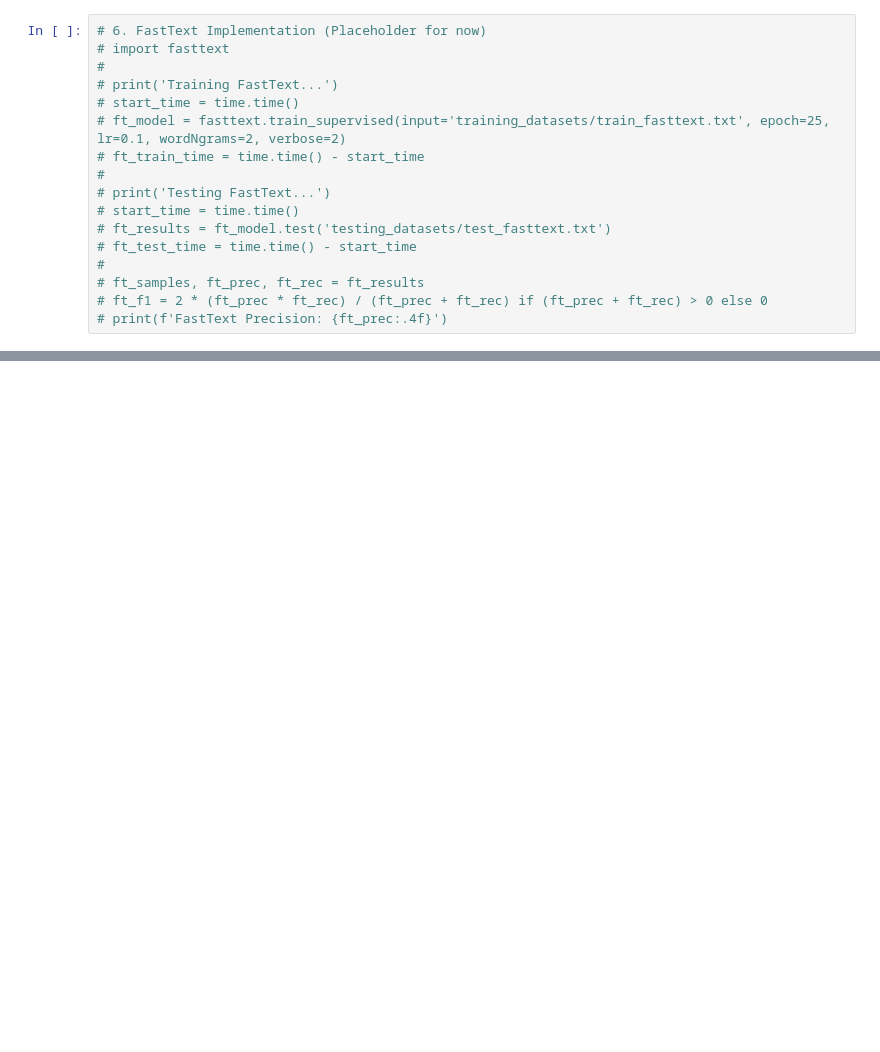
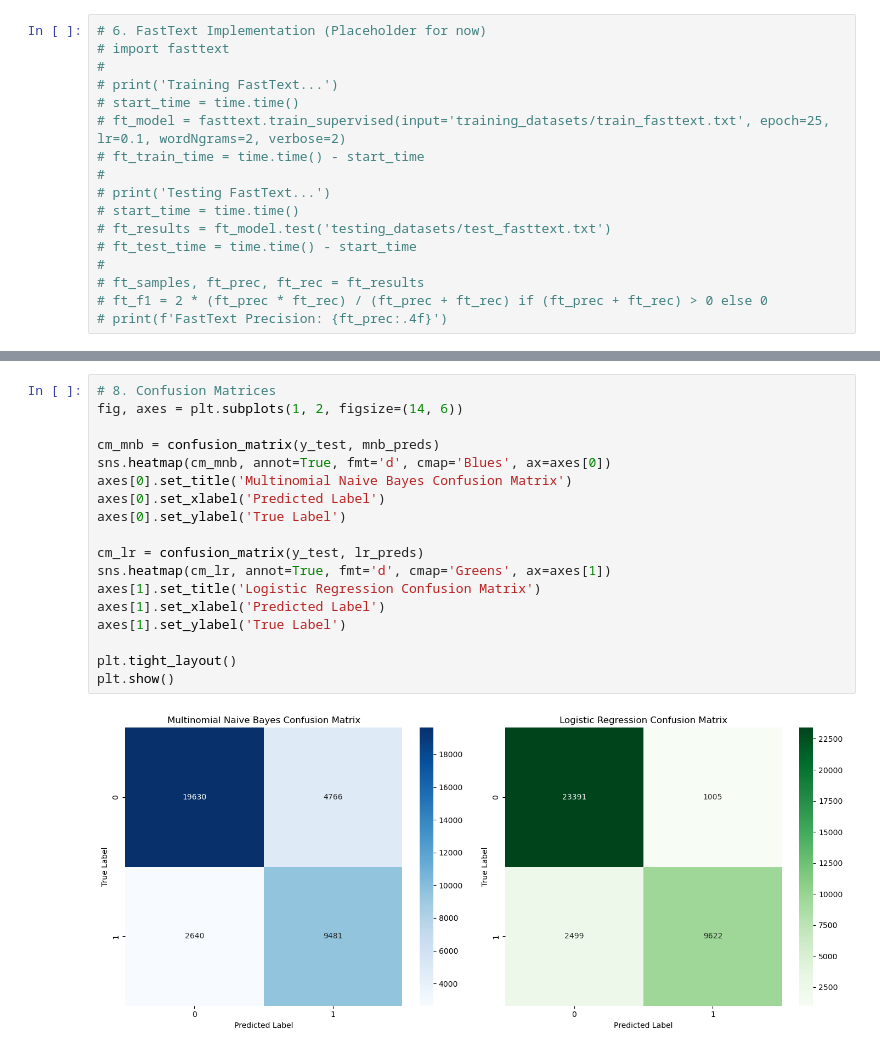
Before and after one commit to Kerem00/nextgenforum, a Jupyter notebook: machine_learning/ml_training.ipynb, the cells around one changed output, grey strips where cells are left out. Drawn from its saved outputs; the diff is of its cells as text; blank space fills up the shorter version.

```diff
--- a/machine_learning/ml_training.ipynb
+++ b/machine_learning/ml_training.ipynb
@@ -132,0 +161,20 @@ results_df
+# %%
+# 8. Confusion Matrices
+fig, axes = plt.subplots(1, 2, figsize=(14, 6))
+
+cm_mnb = confusion_matrix(y_test, mnb_preds)
+sns.heatmap(cm_mnb, annot=True, fmt='d', cmap='Blues', ax=axes[0])
+axes[0].set_title('Multinomial Naive Bayes Confusion Matrix')
+axes[0].set_xlabel('Predicted Label')
+axes[0].set_ylabel('True Label')
+
+cm_lr = confusion_matrix(y_test, lr_preds)
+sns.heatmap(cm_lr, annot=True, fmt='d', cmap='Greens', ax=axes[1])
+axes[1].set_title('Logistic Regression Confusion Matrix')
+axes[1].set_xlabel('Predicted Label')
+axes[1].set_ylabel('True Label')
+
+plt.tight_layout()
+plt.show()
+# %% [output]
+[figure, added]
```
Also changed, not shown: parts of 9 cells of this notebook, 8 other files.
